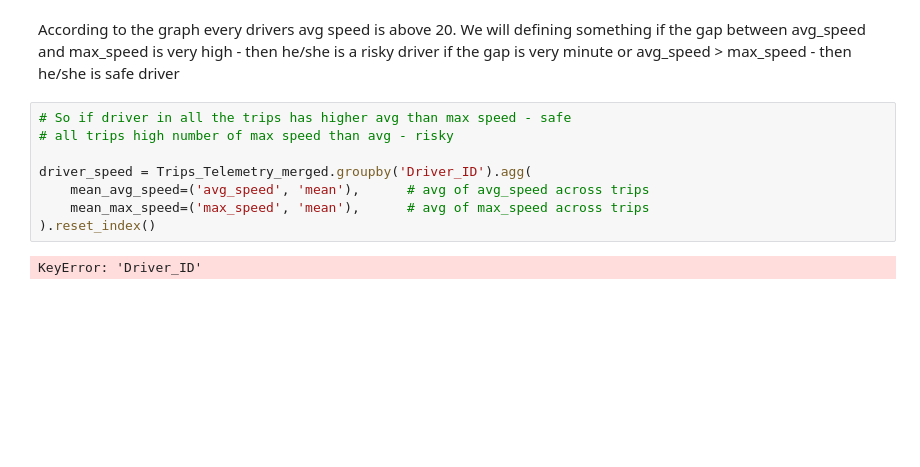
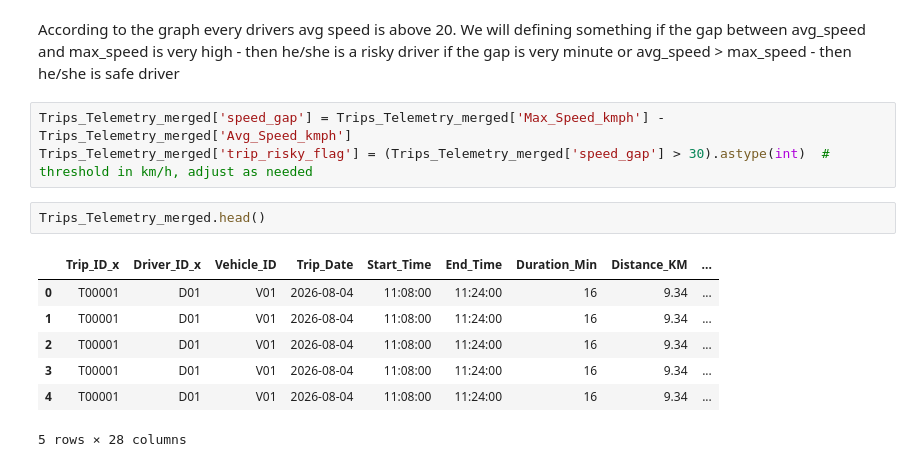
Before and after one commit to anvitared12/VexarTech, a Jupyter notebook: RiskyVsSafeDriver.ipynb, the cells around one changed output. Cells and saved outputs as stored; diff of their text form; blank space fills up the shorter version.

```diff
--- a/RiskyVsSafeDriver.ipynb
+++ b/RiskyVsSafeDriver.ipynb
@@ -331,12 +331,15 @@ We will defining something
 if the gap between avg_speed and max_speed is very high - then he/she is a risky driver
 if the gap is very minute or avg_speed > max_speed - then he/she is safe driver
 # %%
-# So if driver in all the trips has higher avg than max speed - safe
-# all trips high number of max speed than avg - risky
-
-driver_speed = Trips_Telemetry_merged.groupby('Driver_ID').agg(
-    mean_avg_speed=('avg_speed', 'mean'),      # avg of avg_speed across trips
-    mean_max_speed=('max_speed', 'mean'),      # avg of max_speed across trips
-).reset_index()
+Trips_Telemetry_merged['speed_gap'] = Trips_Telemetry_merged['Max_Speed_kmph'] - Trips_Telemetry_merged['Avg_Speed_kmph']
+Trips_Telemetry_merged['trip_risky_flag'] = (Trips_Telemetry_merged['speed_gap'] > 30).astype(int)  # threshold in km/h, adjust as needed
-# %% [output]
-KeyError: 'Driver_ID'
+# %%
+Trips_Telemetry_merged.head()
+# %% [output]
+|  | Trip_ID_x | Driver_ID_x | Vehicle_ID | Trip_Date | Start_Time | End_Time | Duration_Min | Distance_KM | ... |
+| 0 | T00001 | D01 | V01 | 2026-08-04 | 11:08:00 | 11:24:00 | 16 | 9.34 | ... |
+| 1 | T00001 | D01 | V01 | 2026-08-04 | 11:08:00 | 11:24:00 | 16 | 9.34 | ... |
+| 2 | T00001 | D01 | V01 | 2026-08-04 | 11:08:00 | 11:24:00 | 16 | 9.34 | ... |
+| 3 | T00001 | D01 | V01 | 2026-08-04 | 11:08:00 | 11:24:00 | 16 | 9.34 | ... |
+| 4 | T00001 | D01 | V01 | 2026-08-04 | 11:08:00 | 11:24:00 | 16 | 9.34 | ... |
+5 rows × 28 columns
```
Also changed, not shown: parts of 20 cells of this notebook, 2 other files.
